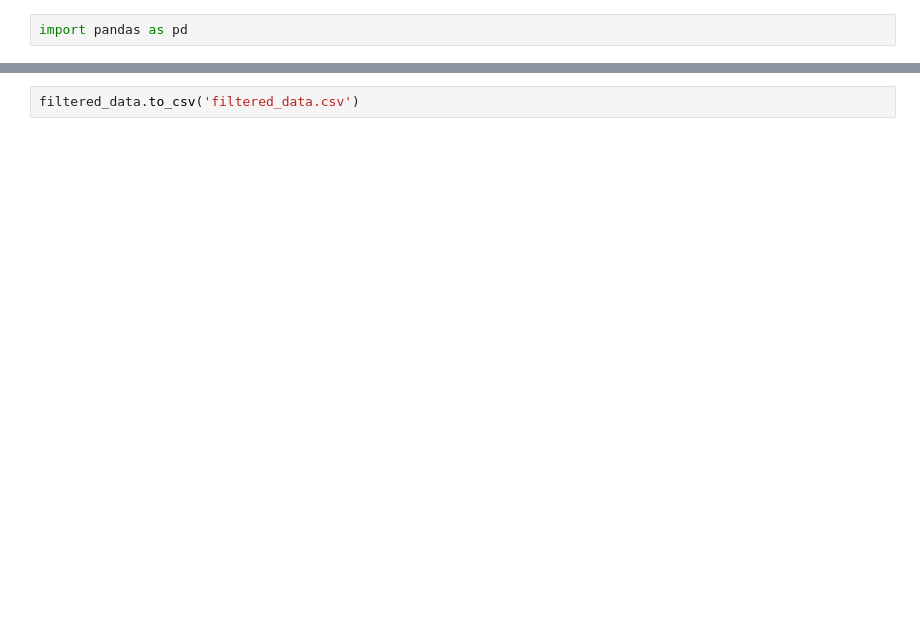
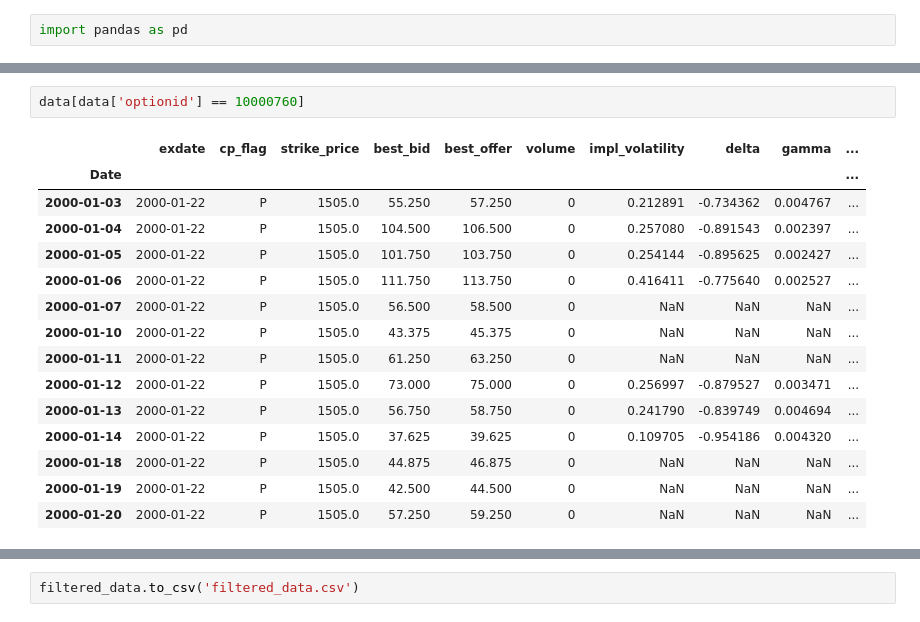
Before and after one commit to BenjaminSeguin/Straddle_hedging_project, a Jupyter notebook: second_processing_layer.ipynb, the cells around one changed output, grey strips where cells are left out. Saved outputs shown, nothing was run; the diff lists cells and outputs as text; blank space fills up the shorter version.

```diff
--- a/second_processing_layer.ipynb
+++ b/second_processing_layer.ipynb
@@ -24,3 +24,21 @@ data
+# %%
+data[data['optionid'] == 10000760]
+# %% [output]
+|  | exdate | cp_flag | strike_price | best_bid | best_offer | volume | impl_volatility | delta | gamma | ... |
+| Date |  |  |  |  |  |  |  |  |  | ... |
+| 2000-01-03 | 2000-01-22 | P | 1505.0 | 55.250 | 57.250 | 0 | 0.212891 | -0.734362 | 0.004767 | ... |
+| 2000-01-04 | 2000-01-22 | P | 1505.0 | 104.500 | 106.500 | 0 | 0.257080 | -0.891543 | 0.002397 | ... |
+| 2000-01-05 | 2000-01-22 | P | 1505.0 | 101.750 | 103.750 | 0 | 0.254144 | -0.895625 | 0.002427 | ... |
+| 2000-01-06 | 2000-01-22 | P | 1505.0 | 111.750 | 113.750 | 0 | 0.416411 | -0.775640 | 0.002527 | ... |
+| 2000-01-07 | 2000-01-22 | P | 1505.0 | 56.500 | 58.500 | 0 | NaN | NaN | NaN | ... |
+| 2000-01-10 | 2000-01-22 | P | 1505.0 | 43.375 | 45.375 | 0 | NaN | NaN | NaN | ... |
+| 2000-01-11 | 2000-01-22 | P | 1505.0 | 61.250 | 63.250 | 0 | NaN | NaN | NaN | ... |
+| 2000-01-12 | 2000-01-22 | P | 1505.0 | 73.000 | 75.000 | 0 | 0.256997 | -0.879527 | 0.003471 | ... |
+| 2000-01-13 | 2000-01-22 | P | 1505.0 | 56.750 | 58.750 | 0 | 0.241790 | -0.839749 | 0.004694 | ... |
+| 2000-01-14 | 2000-01-22 | P | 1505.0 | 37.625 | 39.625 | 0 | 0.109705 | -0.954186 | 0.004320 | ... |
+| 2000-01-18 | 2000-01-22 | P | 1505.0 | 44.875 | 46.875 | 0 | NaN | NaN | NaN | ... |
+| 2000-01-19 | 2000-01-22 | P | 1505.0 | 42.500 | 44.500 | 0 | NaN | NaN | NaN | ... |
+| 2000-01-20 | 2000-01-22 | P | 1505.0 | 57.250 | 59.250 | 0 | NaN | NaN | NaN | ... |
 # %%
 data['D to Expiration'].unique()
 # %% [output]
```
Also changed, not shown: parts of 5 cells of this notebook, 4 other files.
